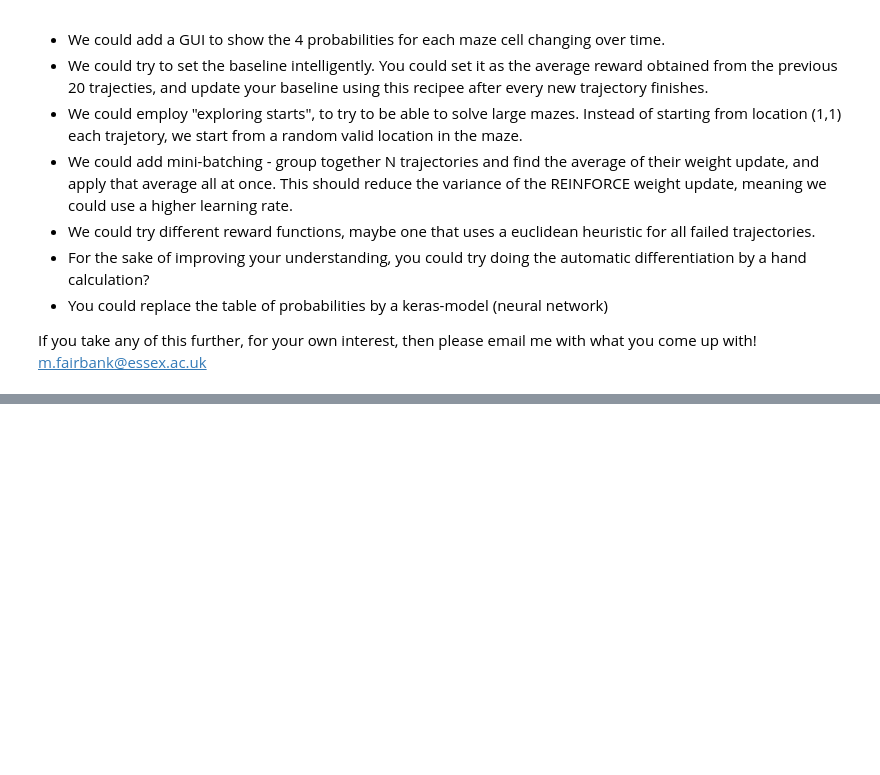
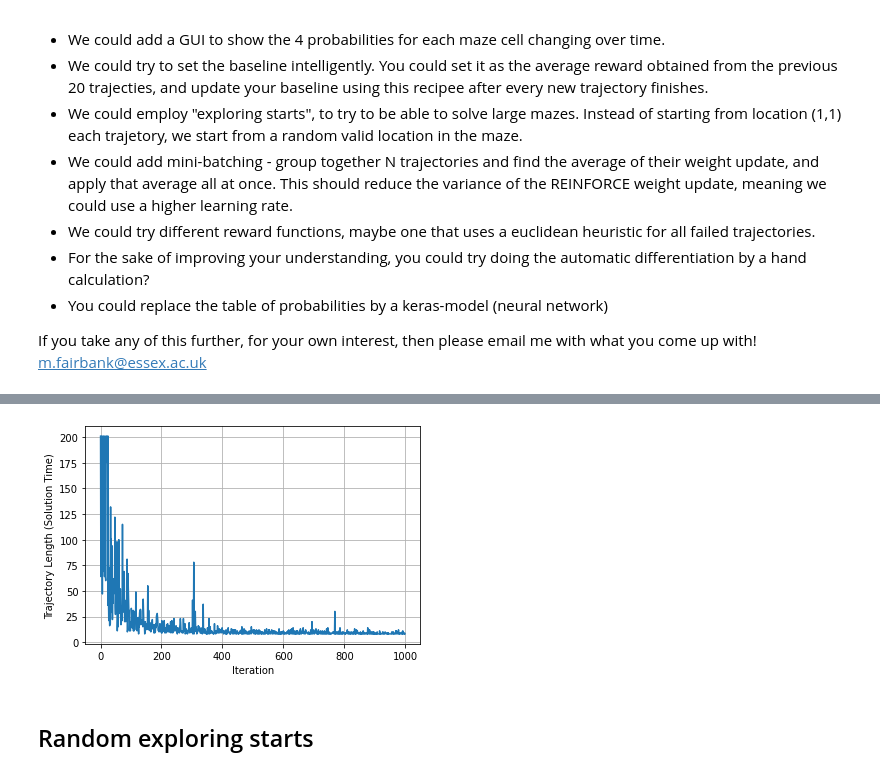
Before and after one commit to 11BelowStudio/ce811, a Jupyter notebook: lab8exercises/TabularReinforceExample.ipynb, the cells around one changed output, grey strips where cells are left out. Cells and saved outputs as stored; diff of their text form; code cells hidden in the pictures; blank space fills up the shorter version.

```diff
--- a/lab8exercises/TabularReinforceExample.ipynb
+++ b/lab8exercises/TabularReinforceExample.ipynb
@@ -270,0 +373,10 @@ If you take any of this further, for your own interest, then please email me wit
+# %%
+plt.plot(trajectory_length_history1)
+plt.ylabel('Trajectory Length (Solution Time)')
+plt.xlabel('Iteration')
+plt.grid()
+plt.show()
+# %% [output]
+[figure, added]
+# %% [markdown]
+## Random exploring starts
```
Also changed, not shown: parts of 12 cells of this notebook.
